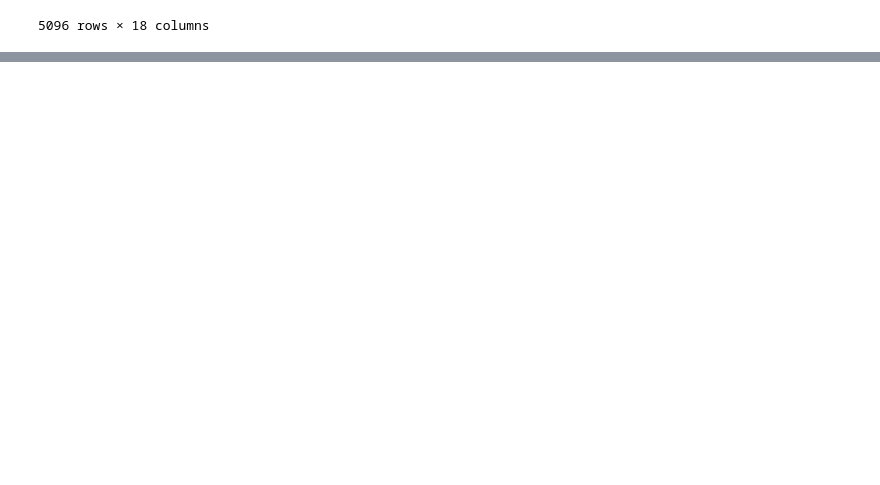
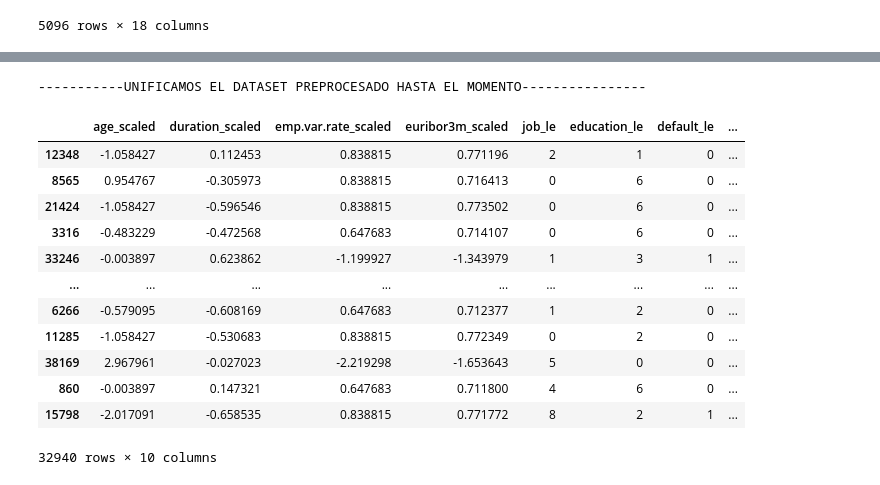
Before and after one commit to 4GeeksAcademy/proyecto-regresion-logistica-Jorge3127, a Jupyter notebook: src/explore.ipynb, the cells around one changed output, grey strips where cells are left out. Drawn from its saved outputs; the diff is of its cells as text; code cells hidden in the pictures; blank space fills up the shorter version.

```diff
--- a/src/explore.ipynb
+++ b/src/explore.ipynb
@@ -438,0 +511,18 @@ X_train.head()
+# %%
+variables_categoricas = ['job','education','default','housing','loan','poutcome']
+variables_numericas = ['age','duration','emp.var.rate','euribor3m']
+X_train_cat_le = X_train.copy()
+X_test_cat_le = X_test.copy()
+
+print("-------------------CODIFICACION DE VARIABLES CATEGORICAS-------------------\nUTILIZO LABEL ENCODING")
+# instancio el encoder para cada variable categórica
+label_encoders = {}
+for var in variables_categoricas:
+    le = LabelEncoder()
+    X_train_cat_le[var + '_le'] = le.fit_transform(X_train[var])
+    X_test_cat_le[var + '_le'] = le.transform(X_test[var])
+    label_encoders[var] = le
+# Eliminar las columnas categóricas originales después de la codificación
+X_train_cat_le = X_train_cat_le.drop(columns=variables_categoricas)
+X_test_cat_le = X_test_cat_le.drop(columns=variables_categoricas)
+X_train_cat_le.head()
@@ -438,0 +538,15 @@ X_train.head()
+# %%
+print("--------------------ESCALADO DE VARIABLES NUMERICAS\nUTILIZO STANDARSCALER")
+# Instancio el escalador
+scaler = StandardScaler()
+# Entreno el escalador con los datos de entrenamiento
+scaler.fit(X_train[variables_numericas])
+
+# Aplico el escalador en ambos
+X_train_num_scal = scaler.transform(X_train[variables_numericas])
+X_train_num_scal = pd.DataFrame(X_train_num_scal, index=X_train.index, columns=[var + '_scaled' for var in variables_numericas])
+
+X_test_num_scal = scaler.transform(X_test[variables_numericas])
+X_test_num_scal = pd.DataFrame(X_test_num_scal, index=X_test.index, columns=[var + '_scaled' for var in variables_numericas])
+
+X_train_num_scal.head()
@@ -438,0 +562,26 @@ X_train.head()
+# %%
+print("-----------UNIFICAMOS EL DATASET PREPROCESADO HASTA EL MOMENTO----------------")
+# Combinar los DataFrames escalados y codificados
+X_train_final = pd.concat([X_train_num_scal, X_train_cat_le], axis=1)
+X_test_final = pd.concat([X_test_num_scal, X_test_cat_le], axis=1)
+
+# Eliminar las columnas numéricas originales
+X_train_final = X_train_final.drop(columns=variables_numericas)
+X_test_final = X_test_final.drop(columns=variables_numericas)
+
+X_train_final
+# %% [output]
+-----------UNIFICAMOS EL DATASET PREPROCESADO HASTA EL MOMENTO----------------
+|  | age_scaled | duration_scaled | emp.var.rate_scaled | euribor3m_scaled | job_le | education_le | default_le | ... |
+| 12348 | -1.058427 | 0.112453 | 0.838815 | 0.771196 | 2 | 1 | 0 | ... |
+| 8565 | 0.954767 | -0.305973 | 0.838815 | 0.716413 | 0 | 6 | 0 | ... |
+| 21424 | -1.058427 | -0.596546 | 0.838815 | 0.773502 | 0 | 6 | 0 | ... |
+| 3316 | -0.483229 | -0.472568 | 0.647683 | 0.714107 | 0 | 6 | 0 | ... |
+| 33246 | -0.003897 | 0.623862 | -1.199927 | -1.343979 | 1 | 3 | 1 | ... |
+| ... | ... | ... | ... | ... | ... | ... | ... | ... |
+| 6266 | -0.579095 | -0.608169 | 0.647683 | 0.712377 | 1 | 2 | 0 | ... |
+| 11285 | -1.058427 | -0.530683 | 0.838815 | 0.772349 | 0 | 2 | 0 | ... |
+| 38169 | 2.967961 | -0.027023 | -2.219298 | -1.653643 | 5 | 0 | 0 | ... |
+| 860 | -0.003897 | 0.147321 | 0.647683 | 0.711800 | 4 | 6 | 0 | ... |
+| 15798 | -2.017091 | -0.658535 | 0.838815 | 0.771772 | 8 | 2 | 1 | ... |
+32940 rows × 10 columns
```
Also changed, not shown: parts of 11 cells of this notebook.
